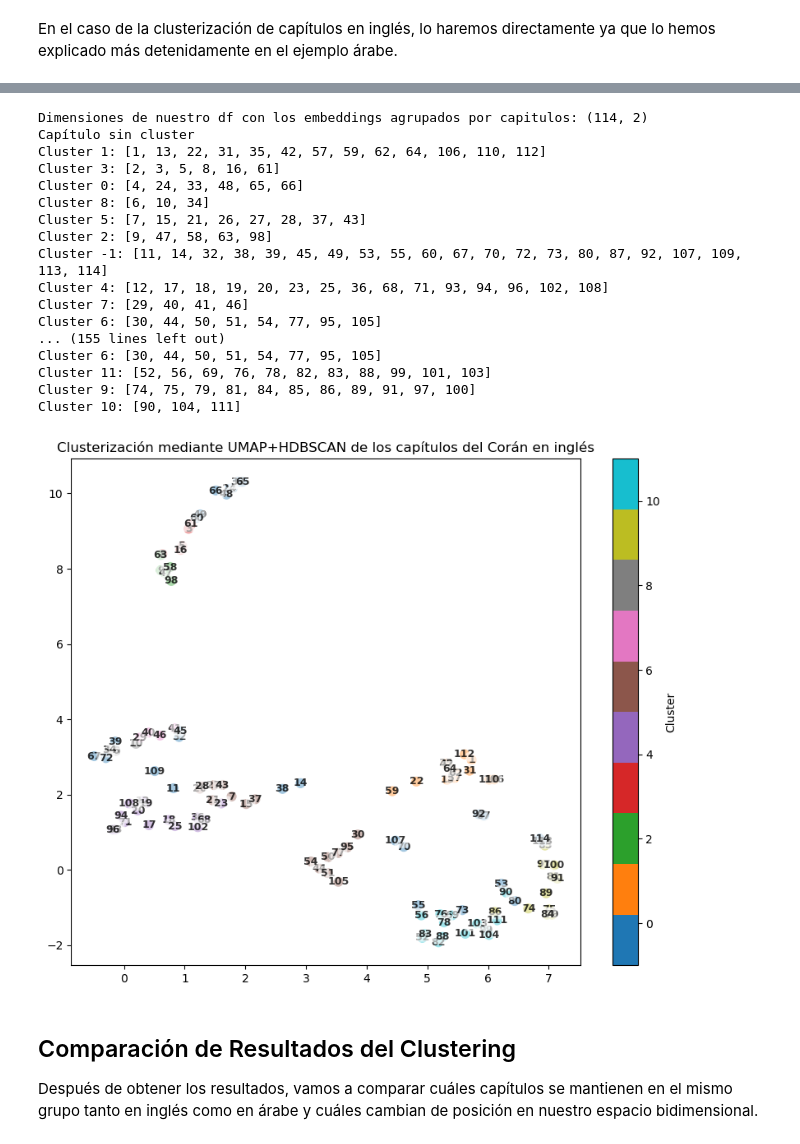
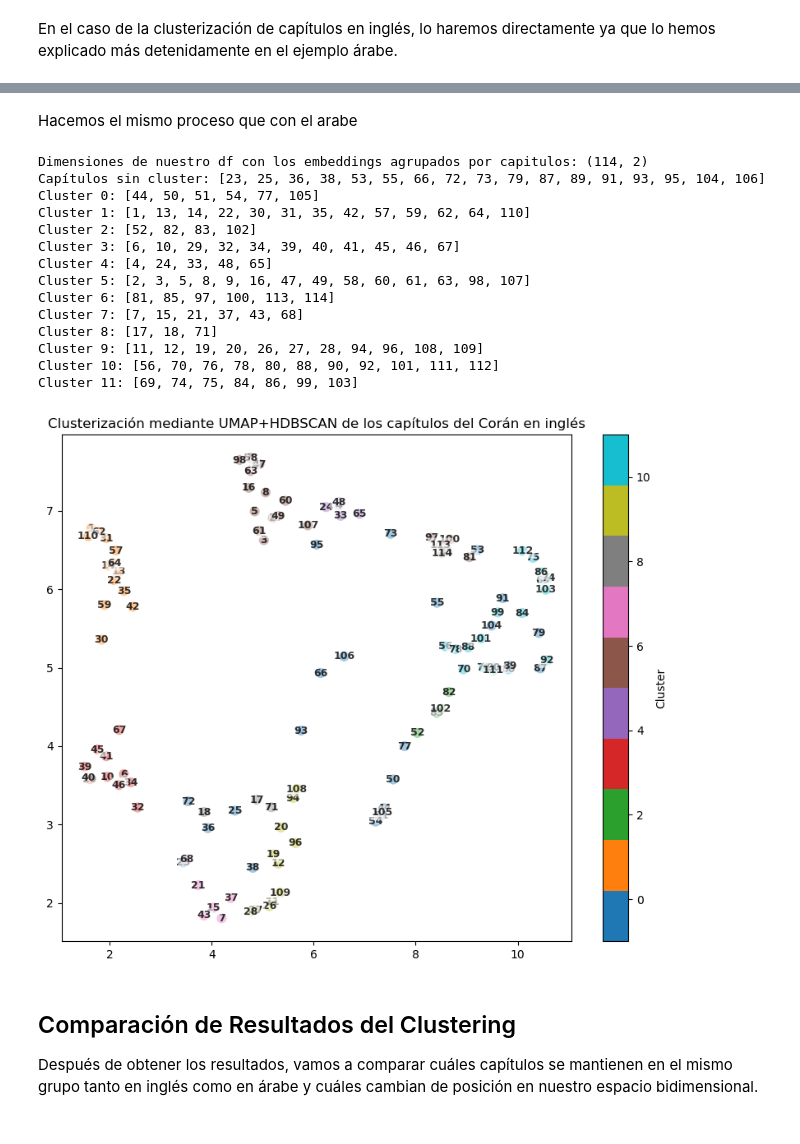
Before and after one commit to UnaiOlaiz/NLP-Group-Project, a Jupyter notebook: src/Generador de Topics + Clustering.ipynb, the cells around one changed output, grey strips where cells are left out. Saved outputs shown, nothing was run; the diff lists cells and outputs as text; code cells hidden in the pictures.

```diff
--- a/src/Generador de Topics + Clustering.ipynb
+++ b/src/Generador de Topics + Clustering.ipynb
@@ -18,18 +18,20 @@ from sklearn.feature_extraction.text import CountVectorizer
 from transformers import pipeline
 import seaborn as sns
 # %%
-df_ar = pd.read_csv("../data/cleaned_data/arabe_limpio.csv", names=["text"], encoding="utf-8")
+df_ar = pd.read_csv("../data/cleaned_data/arabe_limpio.csv", sep="\t", encoding="utf-8")
+df_ar.rename(columns={"Texto": "text", "Capítulo": "capitulo", "Versículo": "versiculo"}, inplace=True)
 print(df_ar["text"].head())
 
 eng_q = pd.read_csv('../data/cleaned_data/cleaned_english_quran.txt',
                     sep="|",
-                    names=["Capítulo", "Versículo", "text"],
+                    names=["capitulo", "verso", "text"],
                     engine="python",
                     quoting=3, # Necesario para evitar problemas con las comillas en el texto en inglés.
                     header=None)
 
-df_eng = pd.DataFrame(eng_q["text"])
-print(df_eng["text"].head())
+df_en = pd.DataFrame(eng_q)
+print(df_en["text"].head())
+df_en.head()
 # %% [output]
 0    بسم الله الرحمن الرحيم
 1     الحمد لله رب العالمين
@@ -59,12 +63,10 @@ Para este nuevo apartado, usaremos el mismo modelo de embeddings usado anteriorm
 # %% [markdown]
 En árabe primero:
 # %%
-df_ft = pd.DataFrame(lines_ar, columns=["text"])
+df_ft = df_ar.copy()
 df_ft["text"] = df_ft["text"].str.strip()
 df_ft = df_ft[df_ft["text"].str.contains(r"[\u0600-\u06FF]")]
 df_ft["arab_embeddings"] = df_ft["text"].apply(lambda x: fasttext_arabe.get_sentence_vector(x))
-df_ft[["capitulo", "verso", "texto"]] = df_ft["text"].str.split("|", expand=True)
-df_ft["capitulo"] = df_ft["capitulo"].astype(int)
-df_ft.drop(columns=["text"], inplace=True)
+print(df_ft.dtypes)
 df_ft.head()
 # %% [output]
@@ -119,7 +132,7 @@ embeddings_cap_ar["cluster"] = labels
 # %%
 for c in sorted(embeddings_cap_ar["cluster"].unique()):
-    #if c == -1: # No ha encontrado cluster el capítulo
-    #    print(f"Capítulo sin cluster")
-    for cl in embeddings_cap_ar["cluster"].unique():
-        print(f"Cluster {cl}: {embeddings_cap_ar.loc[embeddings_cap_ar['cluster'] == cl, 'capitulo'].tolist()}")
+    if c == -1: # No ha encontrado cluster el capítulo
+        print(f"Capítulos sin cluster: {embeddings_cap_ar.loc[embeddings_cap_ar['cluster'] == c, 'capitulo'].tolist()}")
+    else:
+        print(f"Cluster {c}: {embeddings_cap_ar.loc[embeddings_cap_ar['cluster'] == c, 'capitulo'].tolist()}")
 # %% [output]
@@ -175,11 +188,11 @@ plt.show()
 # %% [markdown]
 En el caso de la clusterización de capítulos en inglés, lo haremos directamente ya que lo hemos explicado más detenidamente en el ejemplo árabe.
 # %%
-df_en = pd.DataFrame(lines_eng, columns=["text"])
-df_en["text"] = df_en["text"].str.strip()
-df_en = df_en[df_en["text"].str.contains(r"[A-Za-z]")]
+df_en = df_en.dropna(subset=["text"])
+df_en = df_en[df_en["text"].str.strip() != ""]
+df_en["text"] = df_en["text"].astype(str)
+print(df_en["text"].head())
 df_en["eng_embeddings"] = df_en["text"].apply(lambda x: fasttext_english.get_sentence_vector(x))
-df_en[["capitulo", "verso", "texto"]] = df_en["text"].str.split("|", expand=True)
 df_en["capitulo"] = pd.to_numeric(df_en["capitulo"], errors="coerce").fillna(0).astype(int)
 df_en["verso"] = pd.to_numeric(df_en["verso"], errors="coerce").fillna(0).astype(int)
 df_en = df_en[df_en["verso"] != 0]
@@ -195,3 +214,5 @@ df_en.head()
+# %% [markdown]
+Hacemos el mismo proceso que con el arabe
 # %%
 embeddings_cap_eng = (
     df_en.groupby("capitulo")["eng_embeddings"].apply(lambda x: np.mean(np.stack(x.values), axis=0))
@@ -224,56 +245,53 @@ embeddings_cap_eng["cluster"] = labels
 
 for c in sorted(embeddings_cap_eng["cluster"].unique()):
     if c == -1: # No ha encontrado cluster el capítulo
-        print(f"Capítulo sin cluster")
-    for cl in embeddings_cap_eng["cluster"].unique():
-        print(f"Cluster {cl}: {embeddings_cap_eng.loc[embeddings_cap_eng['cluster'] == cl, 'capitulo'].tolist()}")
+        print(f"Capítulos sin cluster: {embeddings_cap_eng.loc[embeddings_cap_eng['cluster'] == c, 'capitulo'].tolist()}")
+    else:
+        print(f"Cluster {c}: {embeddings_cap_eng.loc[embeddings_cap_eng['cluster'] == c, 'capitulo'].tolist()}")
 
 reducer_2d = umap.UMAP(
     n_neighbors=5,
     min_dist=0.1,
     n_components=2, # ahora sí lo pasamos a 2 dimensiones
     metric="cosine",
     random_state=42
 )
 X_2D_eng = reducer_2d.fit_transform(X_scaled)
 
 plt.figure(figsize=(10,8))
 plt.scatter(X_2D_eng[:,0], X_2D_eng[:,1], c=labels, cmap="tab10", s=60)
 for i, cap in enumerate(embeddings_cap_eng["capitulo"]):
     plt.text(
         X_2D_eng[i, 0],
         X_2D_eng[i, 1],
         str(cap),
         fontsize=9,
         fontweight='bold',
         ha='center',
         va='center',
         color='black',       # color del texto
         alpha=0.8,
         bbox=dict(facecolor='white', alpha=0.6, edgecolor='none', boxstyle='round,pad=0.2')
     )
 plt.title("Clusterización mediante UMAP+HDBSCAN de los capítulos del Corán en inglés")
 plt.colorbar(label="Cluster")
 plt.show()
 # %% [output]
 Dimensiones de nuestro df con los embeddings agrupados por capitulos: (114, 2)
-Capítulo sin cluster
-Cluster 1: [1, 13, 22, 31, 35, 42, 57, 59, 62, 64, 106, 110, 112]
-Cluster 3: [2, 3, 5, 8, 16, 61]
-Cluster 0: [4, 24, 33, 48, 65, 66]
-Cluster 8: [6, 10, 34]
-Cluster 5: [7, 15, 21, 26, 27, 28, 37, 43]
-Cluster 2: [9, 47, 58, 63, 98]
-Cluster -1: [11, 14, 32, 38, 39, 45, 49, 53, 55, 60, 67, 70, 72, 73, 80, 87, 92, 107, 109, 113, 114]
-Cluster 4: [12, 17, 18, 19, 20, 23, 25, 36, 68, 71, 93, 94, 96, 102, 108]
-Cluster 7: [29, 40, 41, 46]
-Cluster 6: [30, 44, 50, 51, 54, 77, 95, 105]
-... (155 lines left out)
-Cluster 6: [30, 44, 50, 51, 54, 77, 95, 105]
-Cluster 11: [52, 56, 69, 76, 78, 82, 83, 88, 99, 101, 103]
-Cluster 9: [74, 75, 79, 81, 84, 85, 86, 89, 91, 97, 100]
-Cluster 10: [90, 104, 111]
+Capítulos sin cluster: [23, 25, 36, 38, 53, 55, 66, 72, 73, 79, 87, 89, 91, 93, 95, 104, 106]
+Cluster 0: [44, 50, 51, 54, 77, 105]
+Cluster 1: [1, 13, 14, 22, 30, 31, 35, 42, 57, 59, 62, 64, 110]
+Cluster 2: [52, 82, 83, 102]
+Cluster 3: [6, 10, 29, 32, 34, 39, 40, 41, 45, 46, 67]
+Cluster 4: [4, 24, 33, 48, 65]
+Cluster 5: [2, 3, 5, 8, 9, 16, 47, 49, 58, 60, 61, 63, 98, 107]
+Cluster 6: [81, 85, 97, 100, 113, 114]
+Cluster 7: [7, 15, 21, 37, 43, 68]
+Cluster 8: [17, 18, 71]
+Cluster 9: [11, 12, 19, 20, 26, 27, 28, 94, 96, 108, 109]
+Cluster 10: [56, 70, 76, 78, 80, 88, 90, 92, 101, 111, 112]
+Cluster 11: [69, 74, 75, 84, 86, 99, 103]
-[figure, old version]
+[figure, new version]
 # %% [markdown]
 ## Comparación de Resultados del Clustering
 Después de obtener los resultados, vamos a comparar cuáles capítulos se mantienen en el mismo grupo tanto en inglés como en árabe y cuáles cambian de posición en nuestro espacio bidimensional.
```
Also changed, not shown: parts of 12 cells of this notebook, 2 other files.
